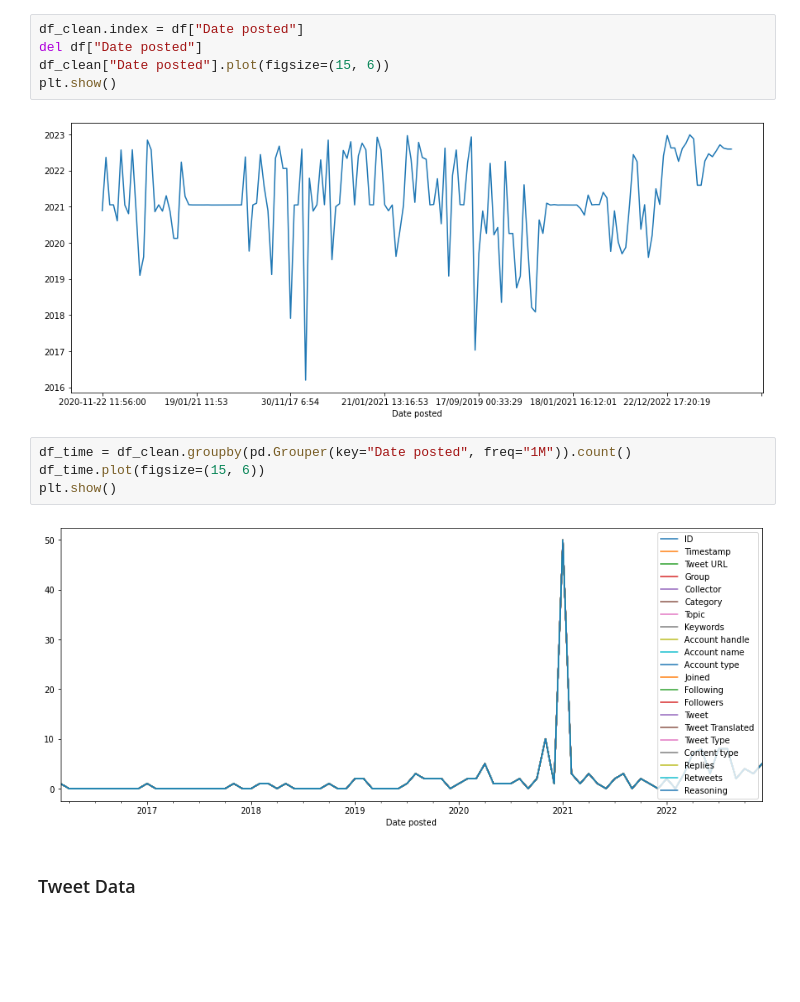
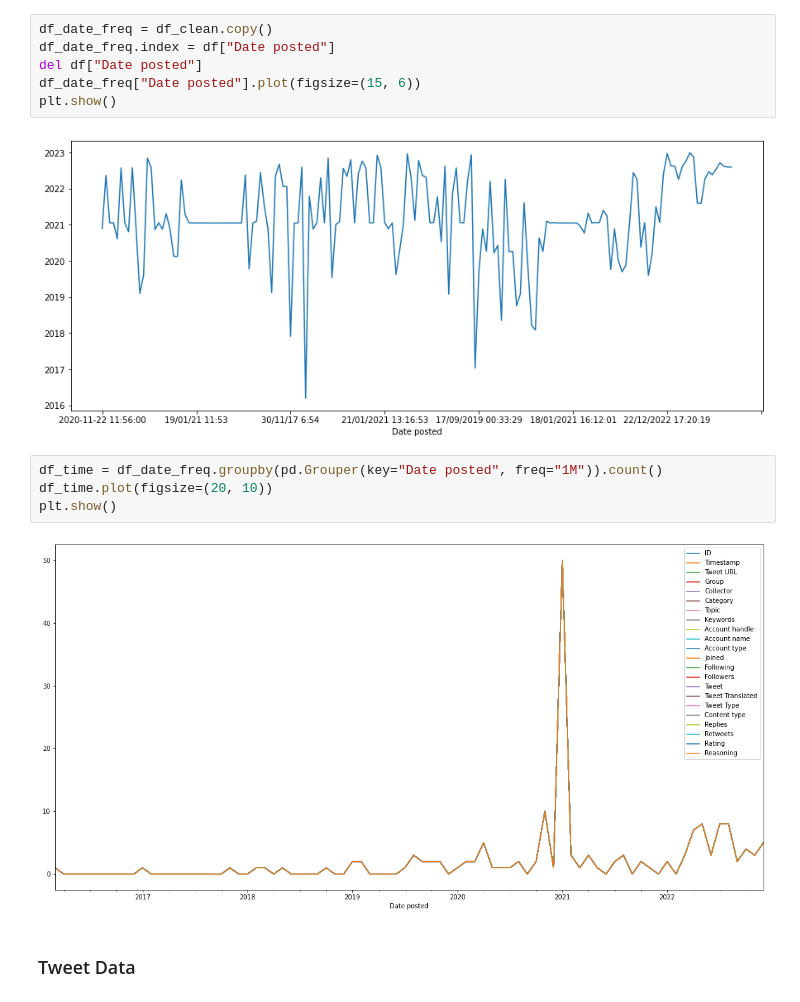
Before and after one commit to ShiroeLH/CS-132-PH-Twitter-Mis-Disinformation-Analysis, a Jupyter notebook: analysis/analysis.ipynb, the cells around one changed output. Drawn from its saved outputs; the diff is of its cells as text; blank space fills up the shorter version.

Commit message:
added data visualizer

```diff
--- a/analysis/analysis.ipynb
+++ b/analysis/analysis.ipynb
@@ -232,18 +375,19 @@ Name: Date posted, dtype: int64
 # %% [markdown]
 # Visualization<hr>
 # %%
-df_clean.index = df["Date posted"]
+df_date_freq = df_clean.copy()
+df_date_freq.index = df["Date posted"]
 del df["Date posted"]
-df_clean["Date posted"].plot(figsize=(15, 6))
+df_date_freq["Date posted"].plot(figsize=(15, 6))
 plt.show()
 # %% [output]
 [figure]
 # %%
-df_time = df_clean.groupby(pd.Grouper(key="Date posted", freq="1M")).count()
-df_time.plot(figsize=(15, 6))
+df_time = df_date_freq.groupby(pd.Grouper(key="Date posted", freq="1M")).count()
+df_time.plot(figsize=(20, 10))
 plt.show()
 # %% [output]
-[figure, old version]
+[figure, new version]
 # %% [markdown]
 ### Tweet Data
 # %%
```
Also changed, not shown: parts of 28 cells of this notebook, 1 other file.
